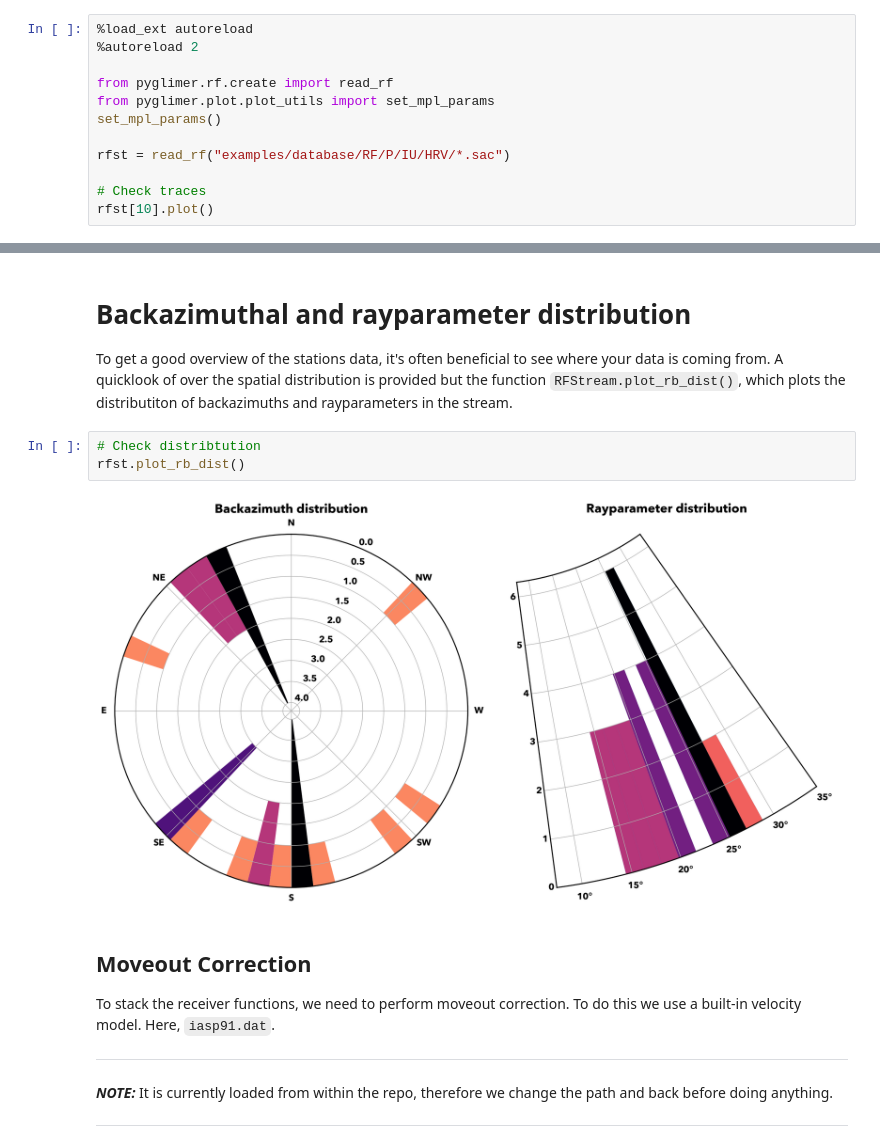
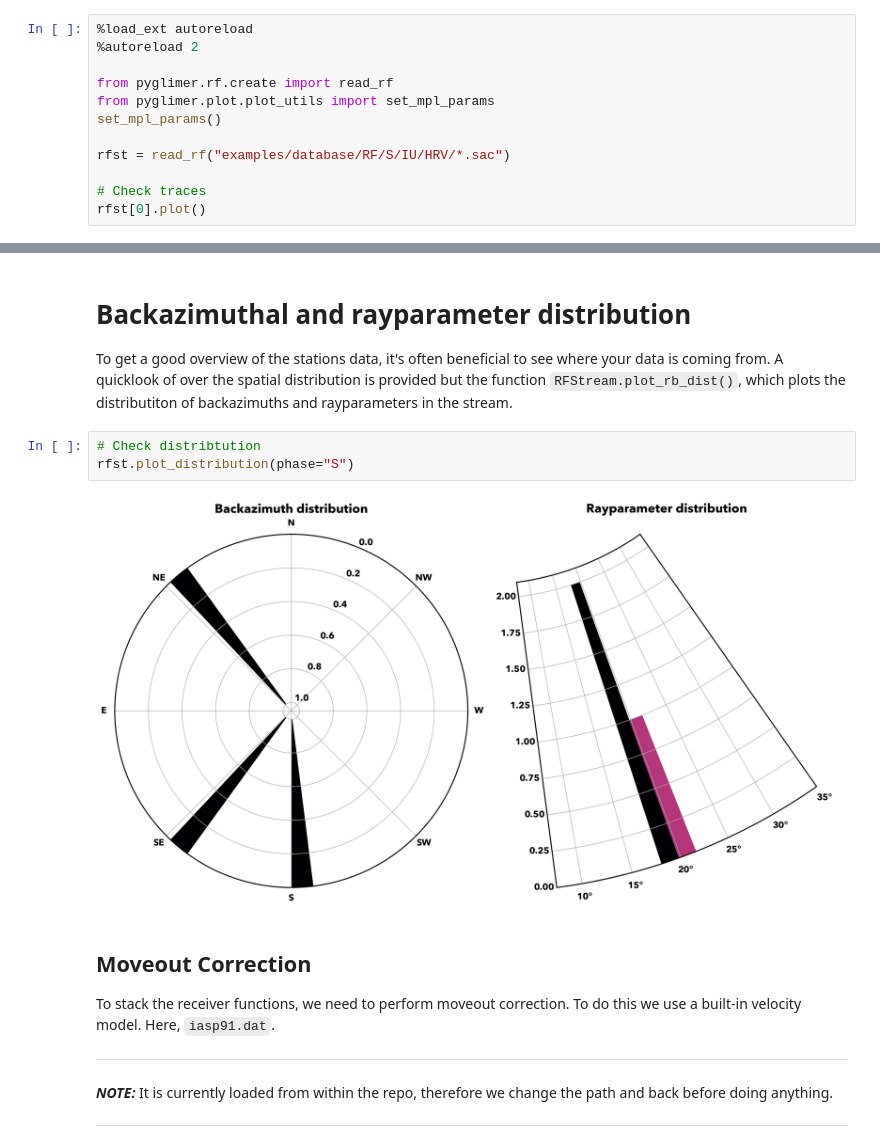
Before and after one commit to PyGLImER/PyGLImER, a Jupyter notebook: 01_SingleStationStack.ipynb, the cells around one changed output, grey strips where cells are left out. Cells and saved outputs as stored; diff of their text form.

```diff
--- a/01_SingleStationStack.ipynb
+++ b/01_SingleStationStack.ipynb
@@ -13,10 +13,10 @@ from pyglimer.rf.create import read_rf
 from pyglimer.plot.plot_utils import set_mpl_params
 set_mpl_params()
 
-rfst = read_rf("examples/database/RF/P/IU/HRV/*.sac")
+rfst = read_rf("examples/database/RF/S/IU/HRV/*.sac")
 
 # Check traces
-rfst[10].plot()
+rfst[0].plot()
 # %% [output]
 The autoreload extension is already loaded. To reload it, use:
   %reload_ext autoreload
@@ -35,9 +35,9 @@ which plots the distributiton of backazimuths and
 rayparameters in the stream.
 # %%
 # Check distribtution
-rfst.plot_rb_dist()
+rfst.plot_distribution(phase="S")
 # %% [output]
-[figure, old version]
+[figure, new version]
 # %% [markdown]
 ## Moveout Correction
 
```
Also changed, not shown: parts of 1 cell of this notebook, 2 other files.
